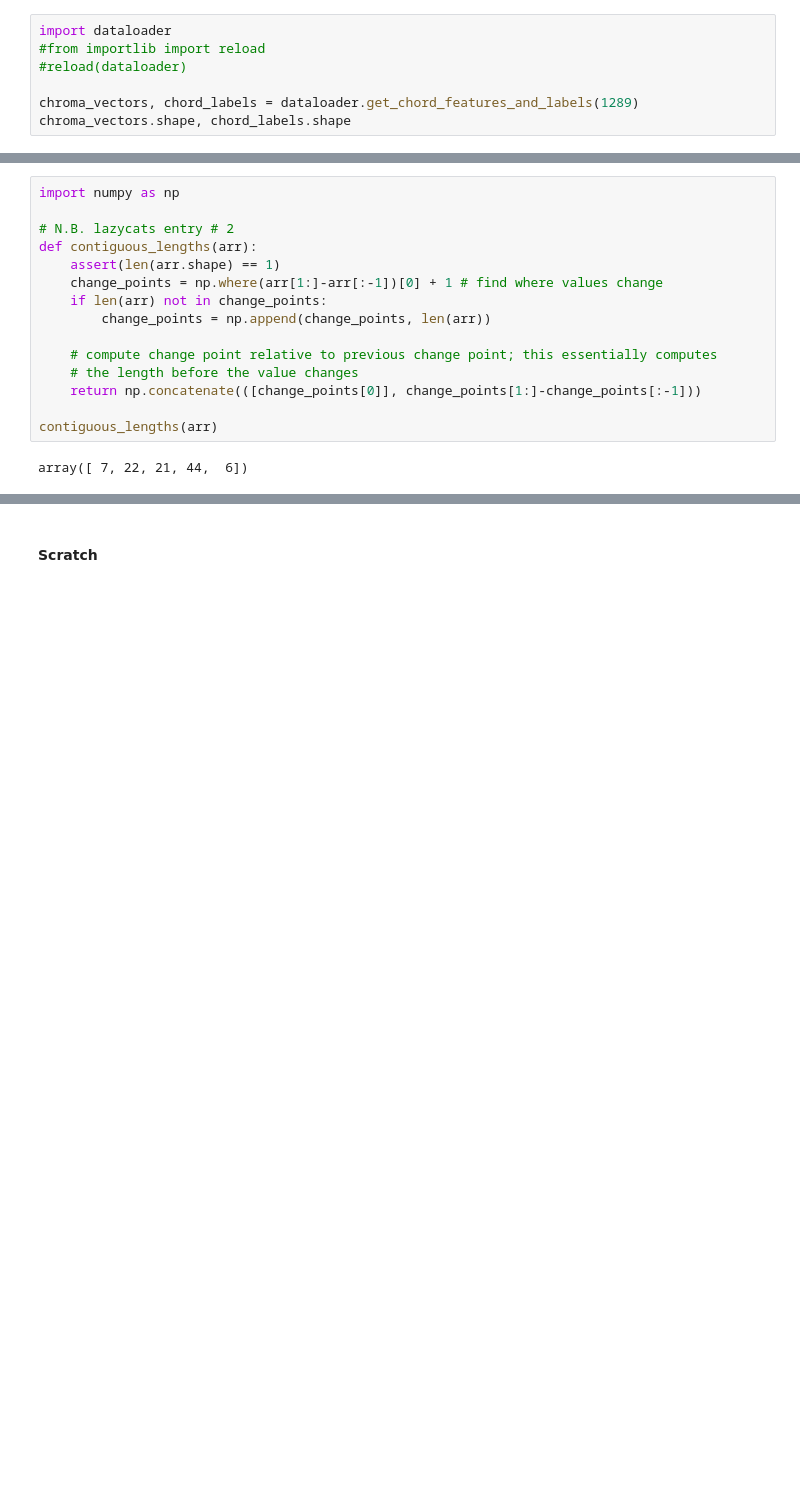
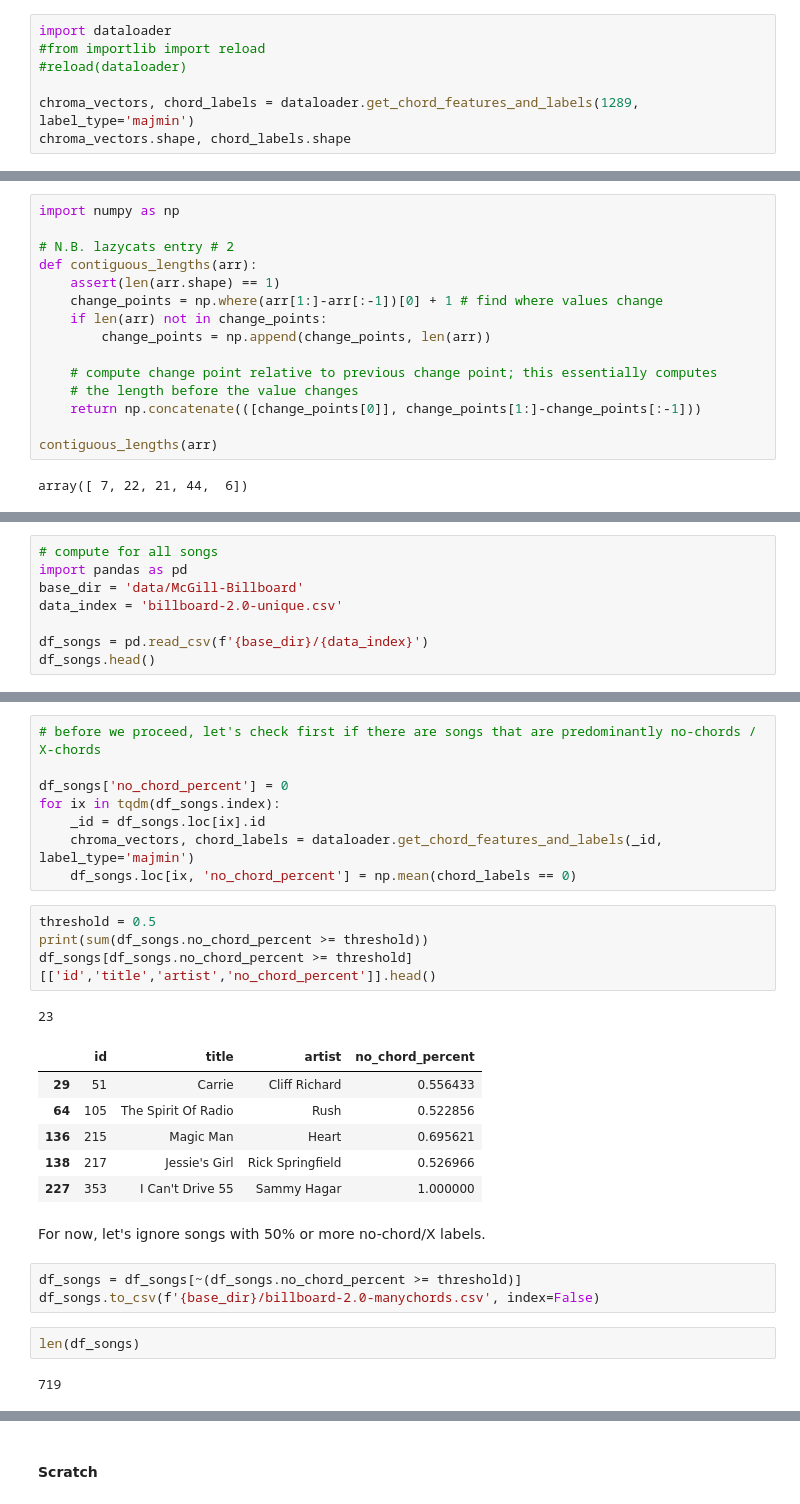
Before and after one commit to cjbayron/autochord, a Jupyter notebook: data_analysis.ipynb, the cells around one changed output, grey strips where cells are left out. Cells and saved outputs as stored; diff of their text form; blank space fills up the shorter version.

Commit message:
more feature checks

```diff
--- a/data_analysis.ipynb
+++ b/data_analysis.ipynb
@@ -1069,7 +1069,7 @@ import dataloader
 #from importlib import reload
 #reload(dataloader)
 
-chroma_vectors, chord_labels = dataloader.get_chord_features_and_labels(1289)
+chroma_vectors, chord_labels = dataloader.get_chord_features_and_labels(1289, label_type='majmin')
 chroma_vectors.shape, chord_labels.shape
 # %% [output]
 ((3358, 24), (3358,))
@@ -1108,0 +1103,8 @@ min(contiguous_lengths(chord_labels))
+# %%
+# compute for all songs
+import pandas as pd
+base_dir = 'data/McGill-Billboard'
+data_index = 'billboard-2.0-unique.csv'
+
+df_songs = pd.read_csv(f'{base_dir}/{data_index}')
+df_songs.head()
@@ -1108,0 +1118,29 @@ min(contiguous_lengths(chord_labels))
+# %%
+# before we proceed, let's check first if there are songs that are predominantly no-chords / X-chords
+
+df_songs['no_chord_percent'] = 0
+for ix in tqdm(df_songs.index):
+    _id = df_songs.loc[ix].id
+    chroma_vectors, chord_labels = dataloader.get_chord_features_and_labels(_id, label_type='majmin')
+    df_songs.loc[ix, 'no_chord_percent'] = np.mean(chord_labels == 0)
+# %%
+threshold = 0.5
+print(sum(df_songs.no_chord_percent >= threshold))
+df_songs[df_songs.no_chord_percent >= threshold][['id','title','artist','no_chord_percent']].head()
+# %% [output]
+23
+|  | id | title | artist | no_chord_percent |
+| 29 | 51 | Carrie | Cliff Richard | 0.556433 |
+| 64 | 105 | The Spirit Of Radio | Rush | 0.522856 |
+| 136 | 215 | Magic Man | Heart | 0.695621 |
+| 138 | 217 | Jessie's Girl | Rick Springfield | 0.526966 |
+| 227 | 353 | I Can't Drive 55 | Sammy Hagar | 1.000000 |
+# %% [markdown]
+For now, let's ignore songs with 50% or more no-chord/X labels.
+# %%
+df_songs = df_songs[~(df_songs.no_chord_percent >= threshold)]
+df_songs.to_csv(f'{base_dir}/billboard-2.0-manychords.csv', index=False)
+# %%
+len(df_songs)
+# %% [output]
+719
```
Also changed, not shown: parts of 11 cells of this notebook, 1 other file.
